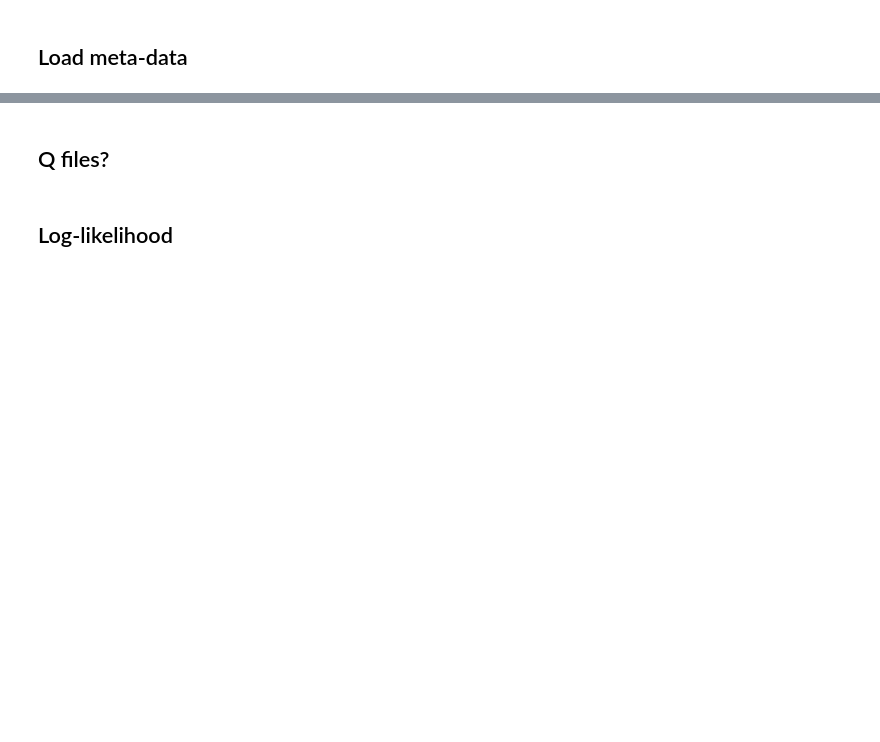
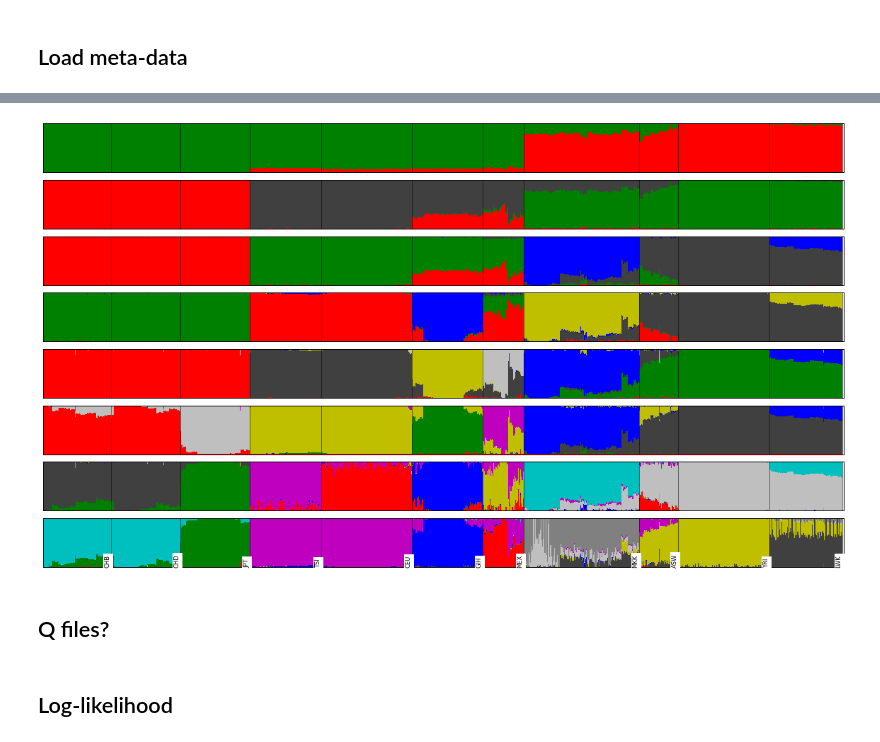
Before and after one commit to tiagoantao/bioinf-python, a Jupyter notebook: notebooks/03_PopGen/Admixture.ipynb, the cells around one changed output, grey strips where cells are left out. Cells and saved outputs as stored; diff of their text form; code cells hidden in the pictures; blank space fills up the shorter version.

```diff
--- a/notebooks/03_PopGen/Admixture.ipynb
+++ b/notebooks/03_PopGen/Admixture.ipynb
@@ -91,3 +89,8 @@ plot.single(comps[4], ordering[4])
+# %%
+fig = plt.figure(figsize=(16, 9))
+plot.stacked(comps, ordering[7], fig)
+# %% [output]
+[figure, added]
 # %% [markdown]
 ## Q files?
 # %% [markdown]
```
Also changed, not shown: parts of 2 cells of this notebook, 4 other files.
